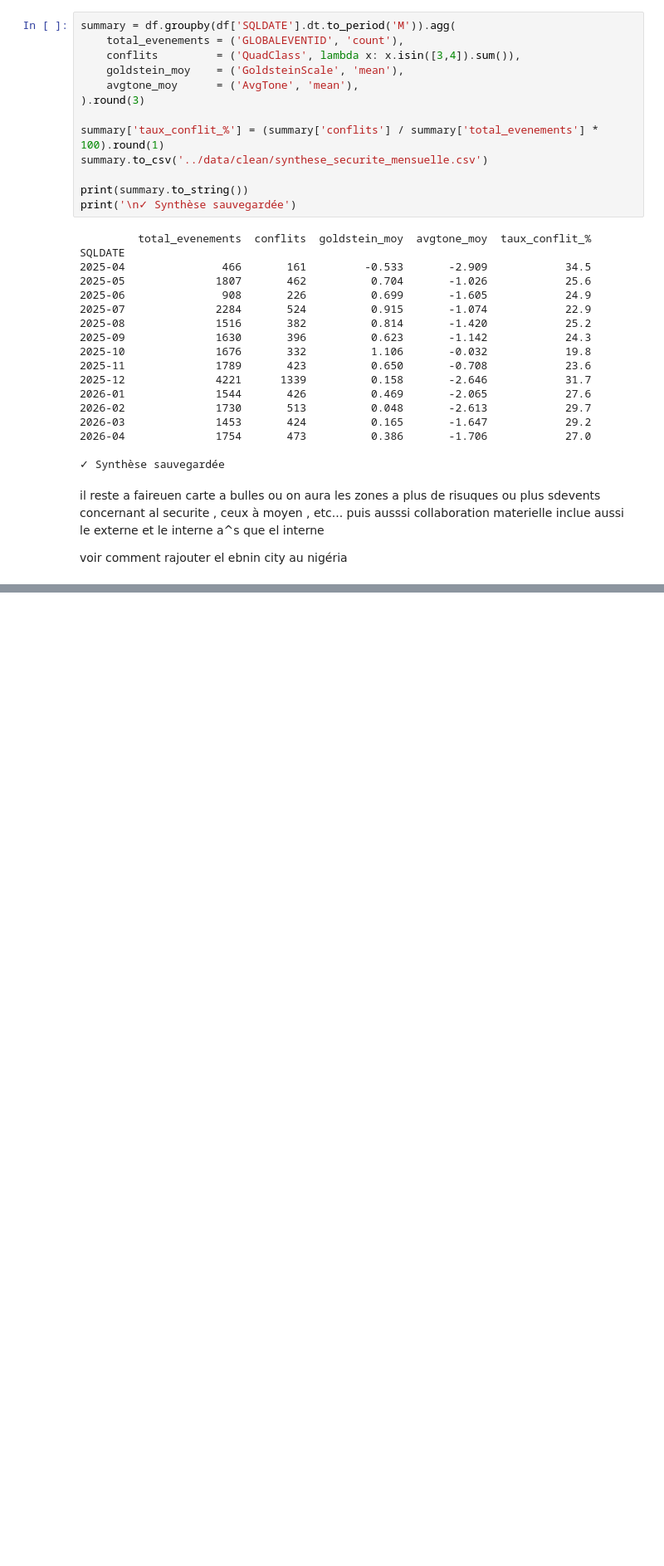
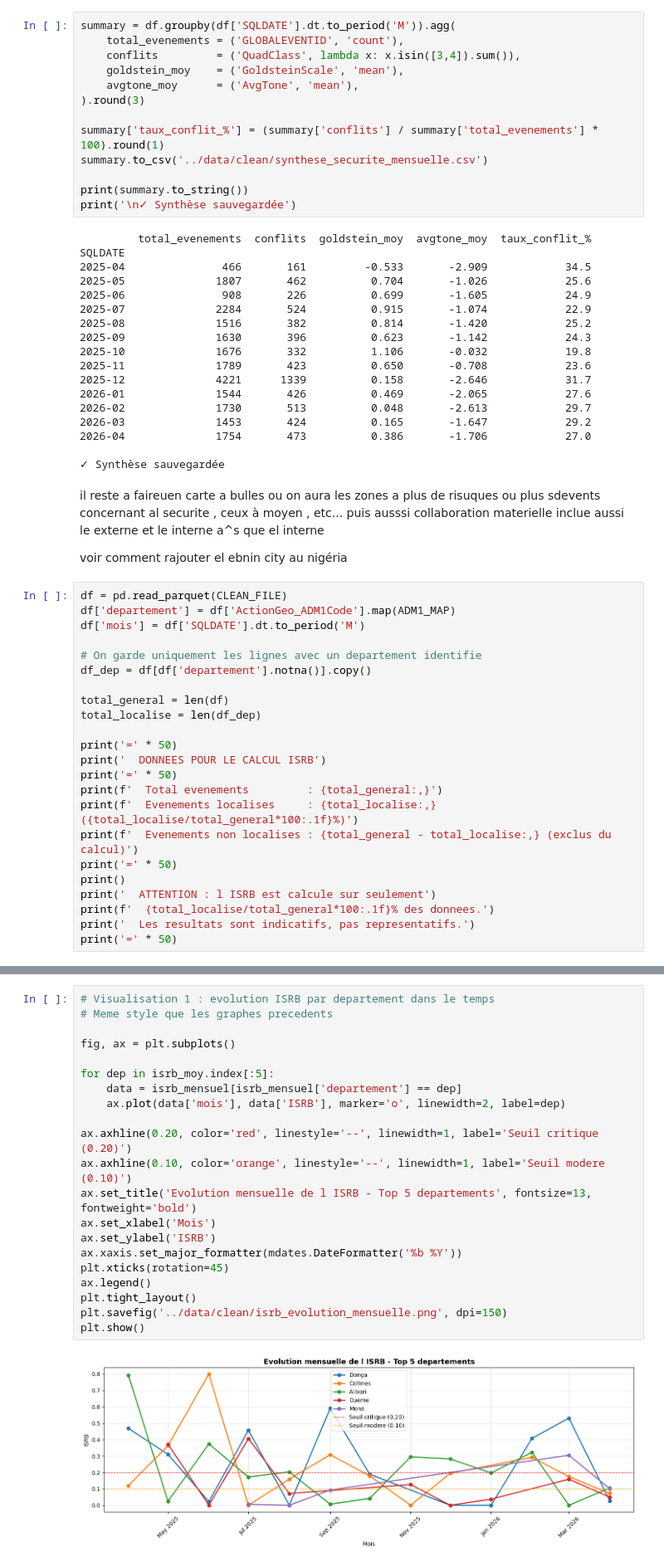
Before and after one commit to Romaric-py/hackaton-isheero-datacamp-2026-team-8, a Jupyter notebook: notebooks/security_analysis.ipynb, the cells around one changed output, grey strips where cells are left out. Shown at 83% size. Saved outputs shown, nothing was run; the diff lists cells and outputs as text; blank space fills up the shorter version.

```diff
--- a/notebooks/security_analysis.ipynb
+++ b/notebooks/security_analysis.ipynb
@@ -180,3 +214,26 @@ puis ausssi collaboration materielle  inclue aussi le externe  et le interne a^s
 
 
 voir comment rajouter el ebnin city  au  nigéria
+# %%
+df = pd.read_parquet(CLEAN_FILE)
+df['departement'] = df['ActionGeo_ADM1Code'].map(ADM1_MAP)
+df['mois'] = df['SQLDATE'].dt.to_period('M')
+
+# On garde uniquement les lignes avec un departement identifie
+df_dep = df[df['departement'].notna()].copy()
+
+total_general = len(df)
+total_localise = len(df_dep)
+
+print('=' * 50)
+print('  DONNEES POUR LE CALCUL ISRB')
+print('=' * 50)
+print(f'  Total evenements         : {total_general:,}')
+print(f'  Evenements localises     : {total_localise:,} ({total_localise/total_general*100:.1f}%)')
+print(f'  Evenements non localises : {total_general - total_localise:,} (exclus du calcul)')
+print('=' * 50)
+print()
+print('  ATTENTION : l ISRB est calcule sur seulement')
+print(f'  {total_localise/total_general*100:.1f}% des donnees.')
+print('  Les resultats sont indicatifs, pas representatifs.')
+print('=' * 50)
@@ -182,0 +335,23 @@ voir comment rajouter el ebnin city  au  nigéria
+# %%
+# Visualisation 1 : evolution ISRB par departement dans le temps
+# Meme style que les graphes precedents
+
+fig, ax = plt.subplots()
+
+for dep in isrb_moy.index[:5]:
+    data = isrb_mensuel[isrb_mensuel['departement'] == dep]
+    ax.plot(data['mois'], data['ISRB'], marker='o', linewidth=2, label=dep)
+
+ax.axhline(0.20, color='red', linestyle='--', linewidth=1, label='Seuil critique (0.20)')
+ax.axhline(0.10, color='orange', linestyle='--', linewidth=1, label='Seuil modere (0.10)')
+ax.set_title('Evolution mensuelle de l ISRB - Top 5 departements', fontsize=13, fontweight='bold')
+ax.set_xlabel('Mois')
+ax.set_ylabel('ISRB')
+ax.xaxis.set_major_formatter(mdates.DateFormatter('%b %Y'))
+plt.xticks(rotation=45)
+ax.legend()
+plt.tight_layout()
+plt.savefig('../data/clean/isrb_evolution_mensuelle.png', dpi=150)
+plt.show()
+# %% [output]
+[figure, added]
```
Also changed, not shown: parts of 6 cells of this notebook, 9 other files.
